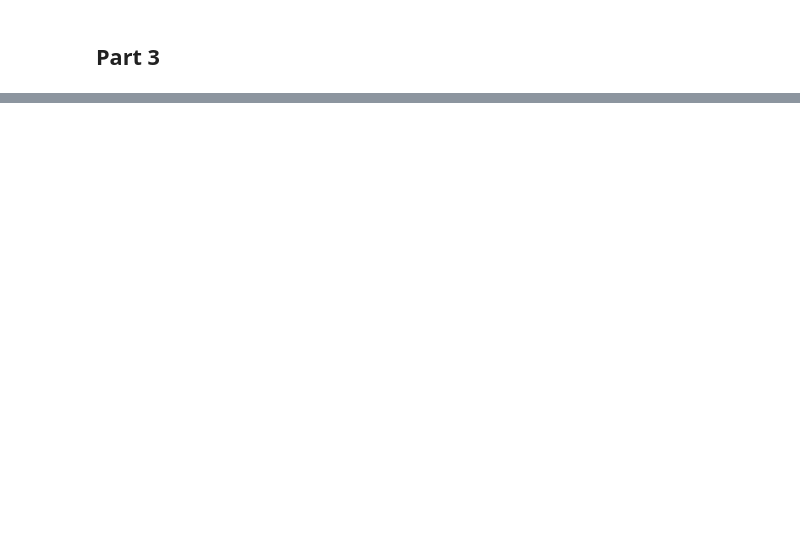
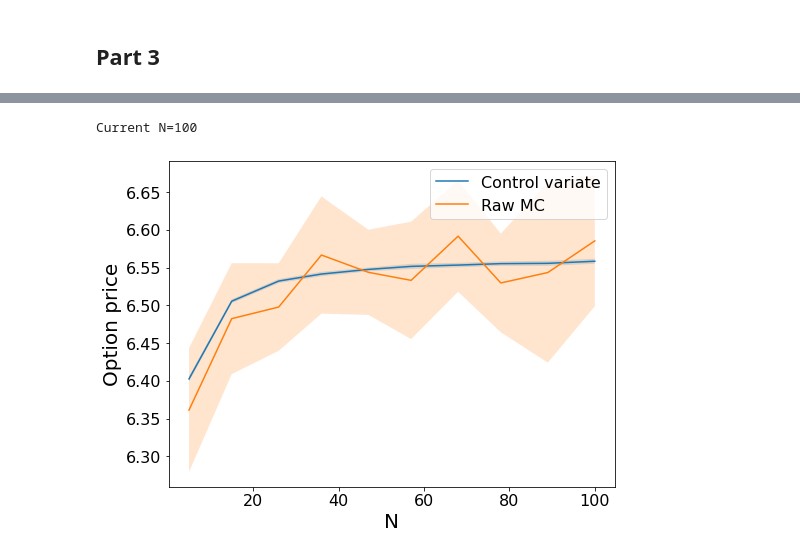
Before and after one commit to sanderbroos/Computational-Finance, a Jupyter notebook: Set 2/set2.ipynb, the cells around one changed output, grey strips where cells are left out. Cells and saved outputs as stored; diff of their text form; code cells hidden in the pictures; blank space fills up the shorter version.

```diff
--- a/Set 2/set2.ipynb
+++ b/Set 2/set2.ipynb
@@ -119,0 +218,35 @@ Fixed seed delta: -0.3289170068234082 +- 0.010643531469021906
+# %%
+# Contol variate technique - sample points for averaging
+n_instances = 10
+Ns = np.linspace(5, 100, 10,  dtype=int)
+M = 10**4
+
+control_variate_means, control_variate_stds = [], []
+MC_ari_means, MC_ari_stds = [], []
+
+for N in Ns:
+    print(f"Current N={N}", end='\r')
+    control_variate_mean, control_variate_std, MC_ari_mean, MC_ari_std = obtain_mean_and_stds_control_variate(n_instances, M, N=N)
+
+    control_variate_means.append(control_variate_mean)
+    control_variate_stds.append(control_variate_std)
+    MC_ari_means.append(MC_ari_mean)
+    MC_ari_stds.append(MC_ari_std)
+
+control_variate_means = np.array(control_variate_means)
+control_variate_stds = np.array(control_variate_stds)
+MC_ari_means = np.array(MC_ari_means)
+MC_ari_stds = np.array(MC_ari_stds)
+
+plt.plot(Ns, control_variate_means, label="Control variate")
+plt.fill_between(Ns, control_variate_means - control_variate_stds, control_variate_means + control_variate_stds, alpha=0.2)
+plt.plot(Ns, MC_ari_means, label="Raw MC")
+plt.fill_between(Ns, MC_ari_means - MC_ari_stds, MC_ari_means + MC_ari_stds, alpha=0.2)
+
+plt.legend()
+plt.xlabel("N")
+plt.ylabel("Option price")
+plt.show()
+# %% [output]
+Current N=100
+[figure, added]
```
Also changed, not shown: parts of 9 cells of this notebook, 1 other file.
